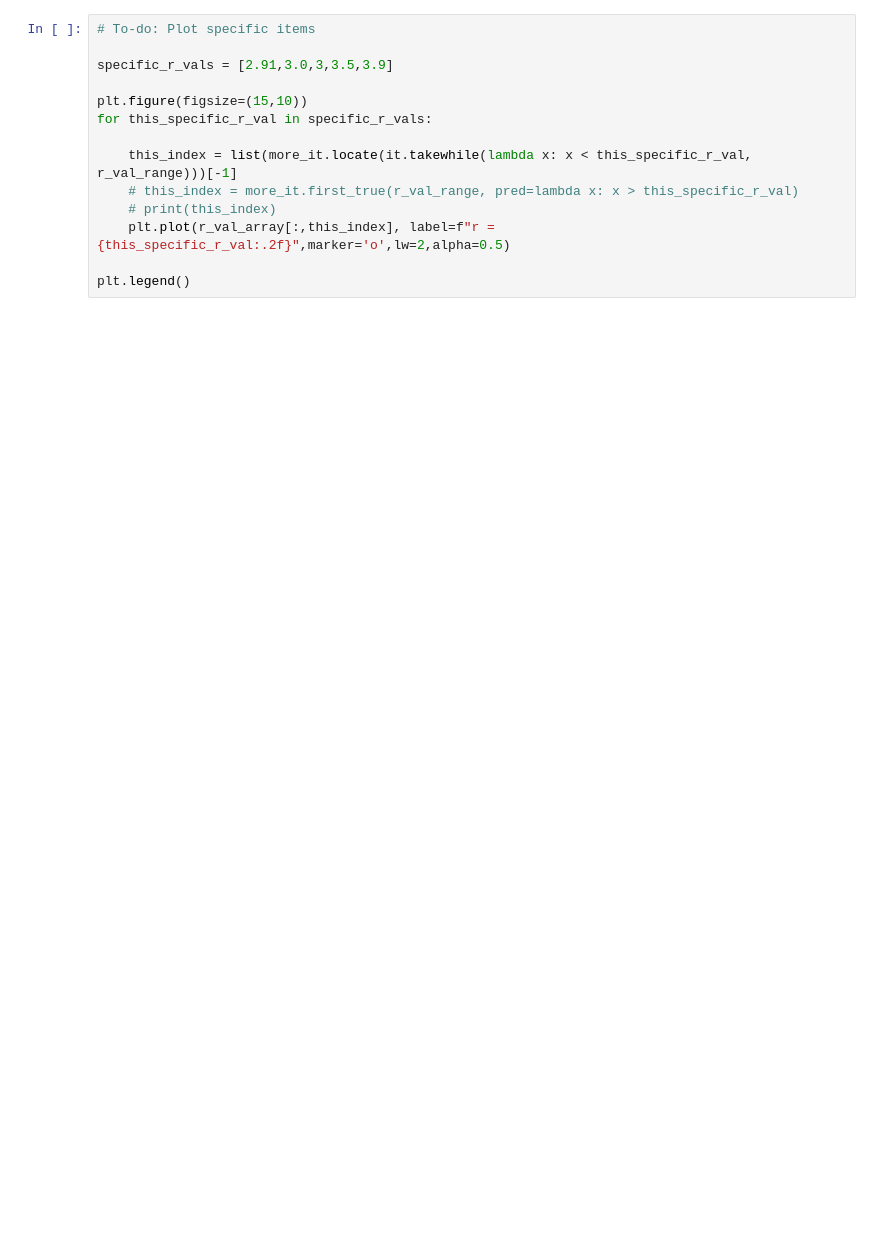
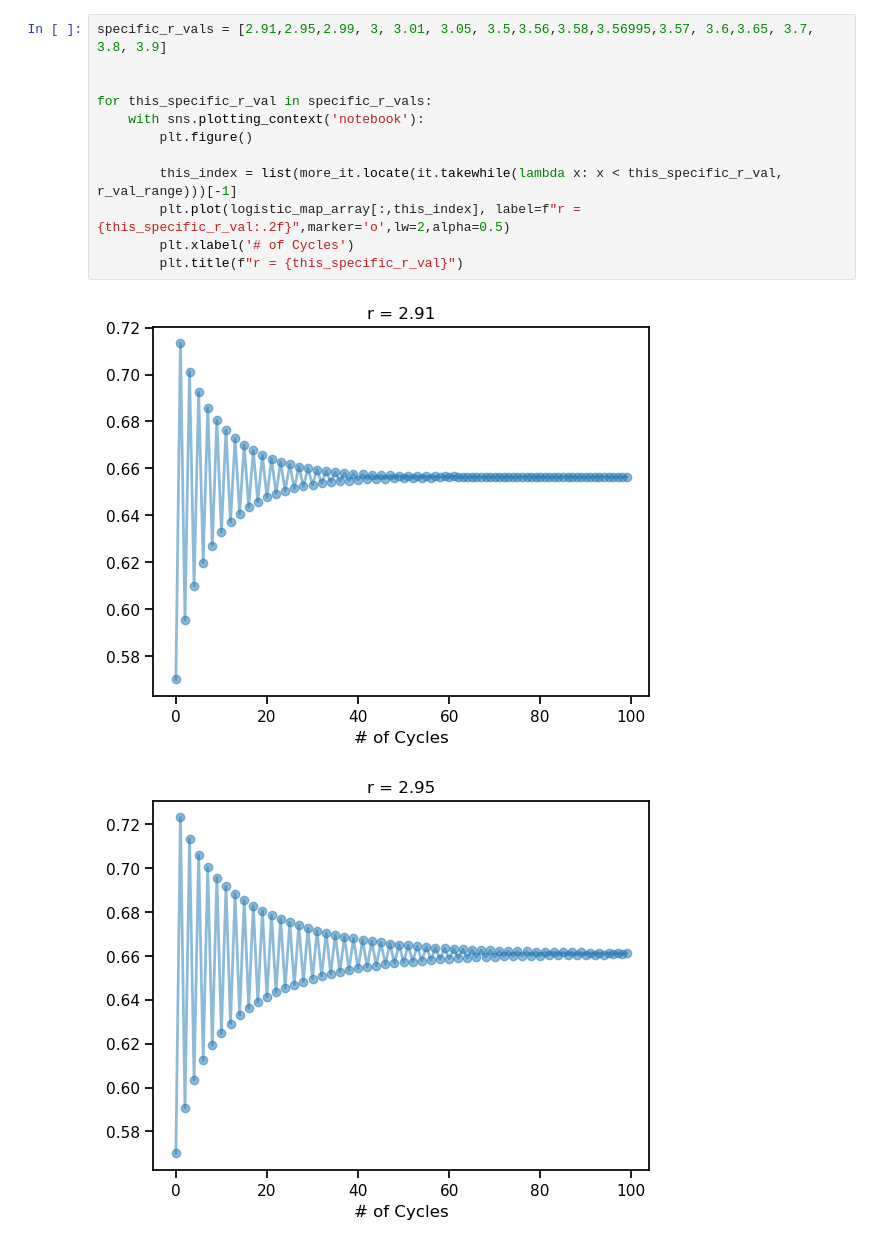
Before and after one commit to SidWDigital/python-group-itertools, a Jupyter notebook: itertools_exercises.ipynb, the cells around one changed output. Cells and saved outputs as stored; diff of their text form; blank space fills up the shorter version.

```diff
--- a/itertools_exercises.ipynb
+++ b/itertools_exercises.ipynb
@@ -65,15 +463,15 @@ plt.imshow(r_val_array)
 # %%
-# To-do: Plot specific items
+specific_r_vals = [2.91,2.95,2.99, 3, 3.01, 3.05, 3.5,3.56,3.58,3.56995,3.57, 3.6,3.65, 3.7, 3.8, 3.9]
 
-specific_r_vals = [2.91,3.0,3,3.5,3.9]
 
-plt.figure(figsize=(15,10))
 for this_specific_r_val in specific_r_vals:
+    with sns.plotting_context('notebook'):
+        plt.figure()
 
-    this_index = list(more_it.locate(it.takewhile(lambda x: x < this_specific_r_val, r_val_range)))[-1]
-    # this_index = more_it.first_true(r_val_range, pred=lambda x: x > this_specific_r_val)
-    # print(this_index)
-    plt.plot(r_val_array[:,this_index], label=f"r = {this_specific_r_val:.2f}",marker='o',lw=2,alpha=0.5)
-
-plt.legend()
+        this_index = list(more_it.locate(it.takewhile(lambda x: x < this_specific_r_val, r_val_range)))[-1]
+        plt.plot(logistic_map_array[:,this_index], label=f"r = {this_specific_r_val:.2f}",marker='o',lw=2,alpha=0.5)
+        plt.xlabel('# of Cycles')
+        plt.title(f"r = {this_specific_r_val}")
 # %% [output]
+[figure, new version]
+[figure, added]
```
Also changed, not shown: parts of 31 cells of this notebook, 5 other files.
